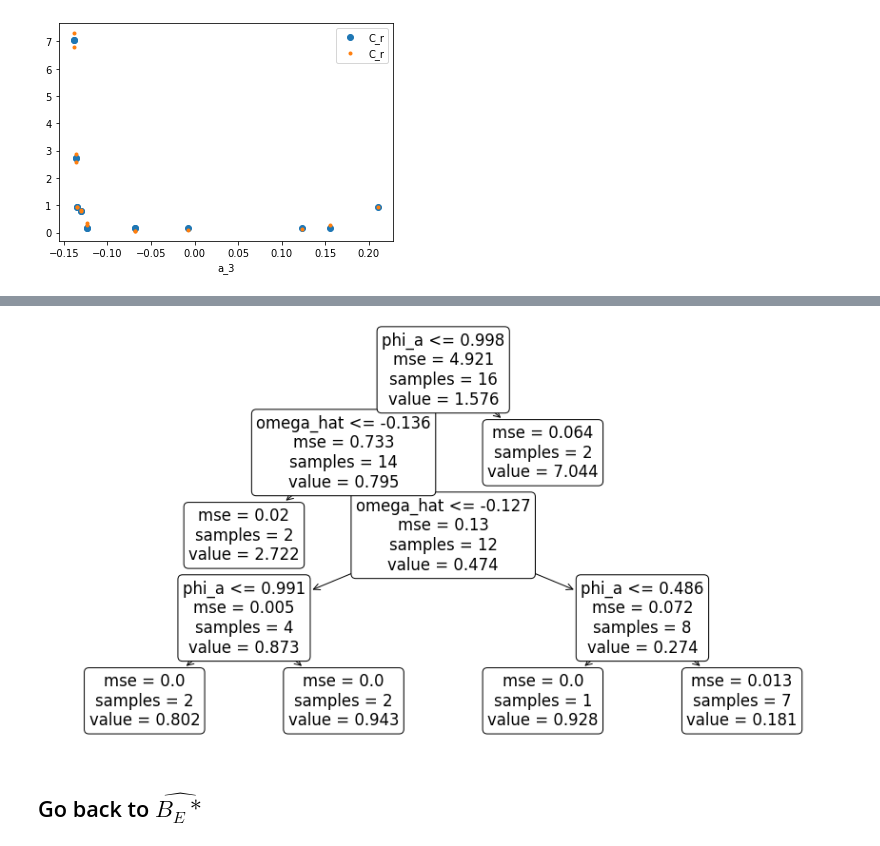
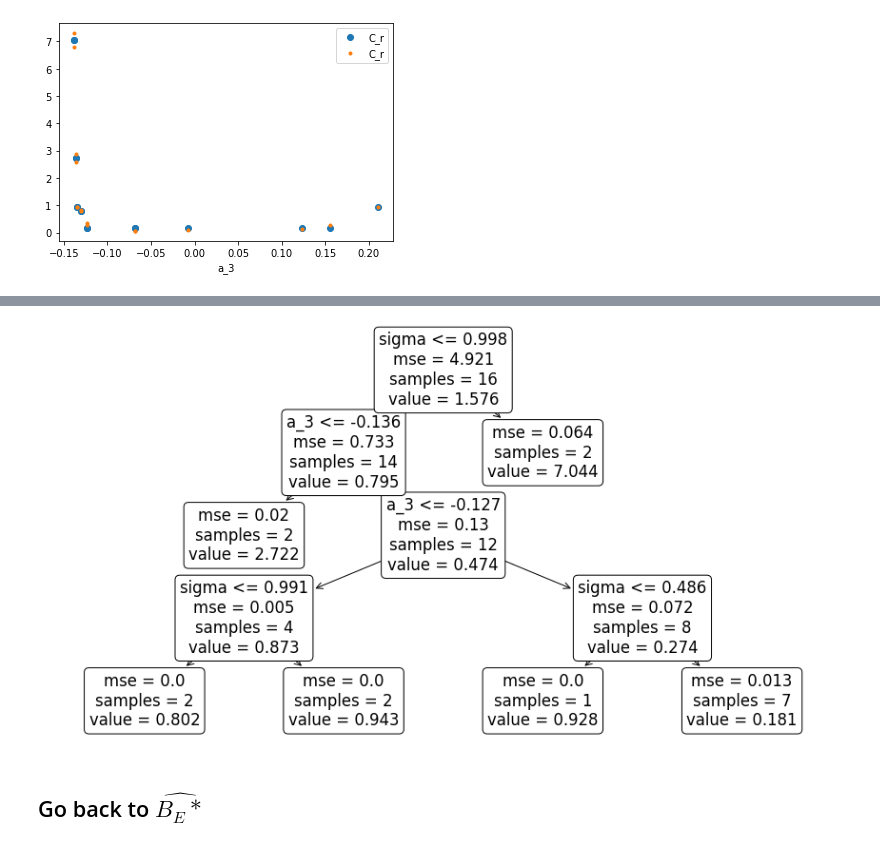
Before and after one commit to martinlarsalbert/Prediction-of-roll-motion-using-fully-nonlinear-potential-flow-and-Ikedas-method, a Jupyter notebook: notebooks/08.3_ikeda_eddy_regression.ipynb, the cells around one changed output, grey strips where cells are left out. Cells and saved outputs as stored; diff of their text form; code cells hidden in the pictures.

```diff
--- a/notebooks/08.3_ikeda_eddy_regression.ipynb
+++ b/notebooks/08.3_ikeda_eddy_regression.ipynb
@@ -291,9 +296,9 @@ data.plot(x='a_3', y='C_r', style='.', ax=ax)
 # %%
 fig,ax = plt.subplots()
 fig.set_size_inches(15,8)
-tree.plot_tree(descision_tree, ax=ax, feature_names=feature_names, rounded=True);
+tree.plot_tree(descision_tree, ax=ax, feature_names=good_feature_names, rounded=True);
 # %% [output]
-[figure, old version]
+[figure, new version]
 # %% [markdown]
 ## Go back to $\hat{B_E*}$
 # %%
```
Also changed, not shown: parts of 7 cells of this notebook, 4 other files.
